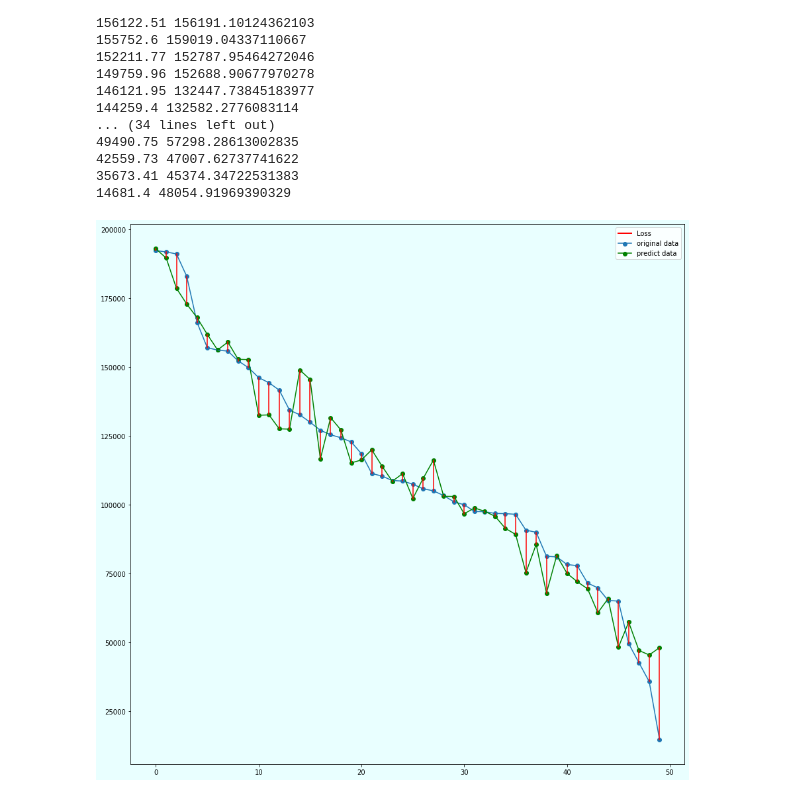
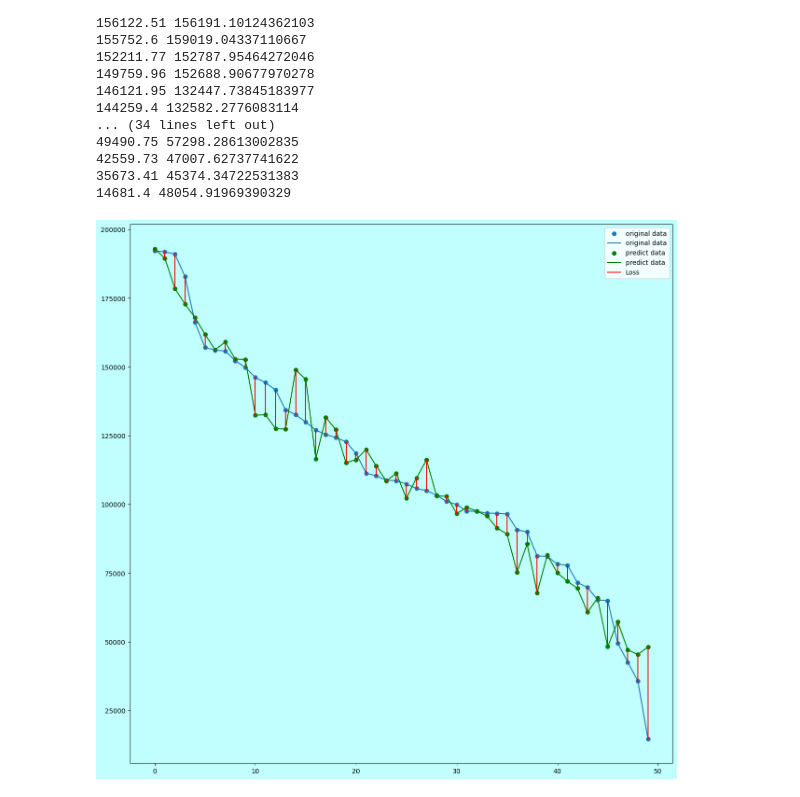
Before and after one commit to Sugar0406/ML_repo, a Jupyter notebook: ML/05/main.ipynb, the cells around one changed output. Saved outputs shown, nothing was run; the diff lists cells and outputs as text; code cells hidden in the pictures.

```diff
--- a/ML/05/main.ipynb
+++ b/ML/05/main.ipynb
@@ -70,26 +70,27 @@ for i in range(0, len(predict)):
 # %%
 # Visualization the prediction result
 
 fig = plt.figure(figsize=(15,15))
 ax = fig.add_subplot()
 
-sca01 = ax.scatter(dependentV.index, dependentV)    # label="original data"
-plot01 = ax.plot(dependentV.index, dependentV)
+ax.scatter(dependentV.index, dependentV, label="original data")    # label="original data"
+ax.plot(dependentV.index, dependentV, label="original data")
 
-sca02 = ax.scatter(dependentV.index, predict, color='g')    # label="predict data"
-plot02 = ax.plot(dependentV.index, predict, color='g')
+ax.scatter(dependentV.index, predict, color='g', label="predict data")    # label="predict data"
+ax.plot(dependentV.index, predict, color='g', label="predict data")
 
 plot_arr=[]
 for i in dependentV.index:
-    plot = ax.plot([i, i], [dependentV[i], predict[i]], color='r')
+    plot = ax.plot([i, i], [dependentV[i], predict[i]], color='r', label="Loss")
     plot_arr.append(plot)
+plt.setp(plot_arr[1:], label="_")
+ax.legend()
 
-
-ax.legend([plot_arr, (sca01, plot01), (sca02, plot02)], ["Loss", "original data", "predict data"], handler_map={list: legend_handler.HandlerTuple()})
-fig.patch.set_facecolor("#E9FFFF")
-ax.set_facecolor("#E9FFFF")
+COLOR = "#C0FFFE"
+fig.patch.set_facecolor(COLOR)
+ax.set_facecolor(COLOR)
 # %% [output]
-[figure, old version]
+[figure, new version]
 # %%
 IndependentV_train_append = np.append( arr=np.ones( (len(IndependentV_train), 1) ).astype(int), values=IndependentV_train, axis=1 )
 
```
Also changed, not shown: parts of 5 cells of this notebook.
